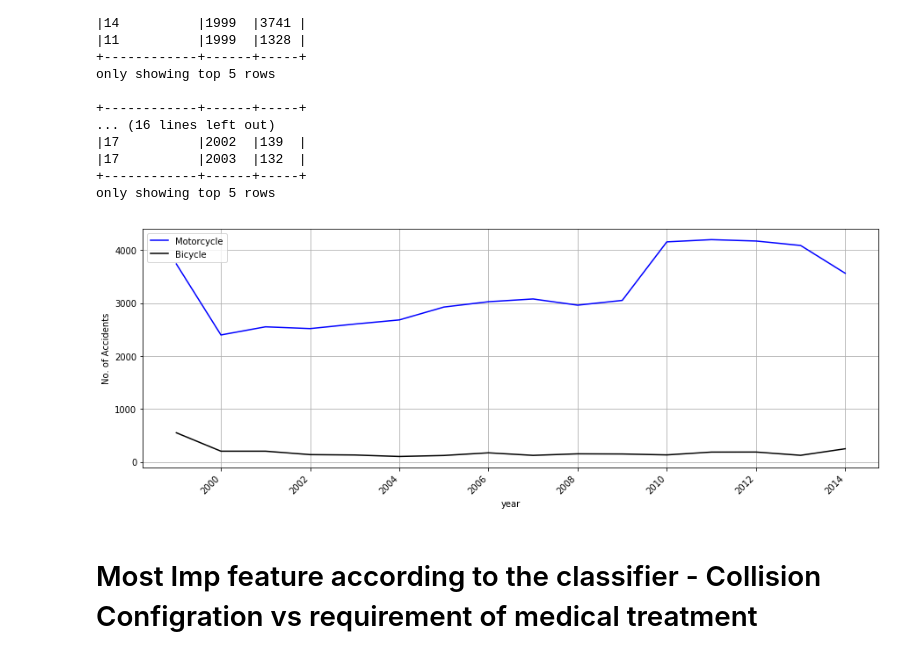
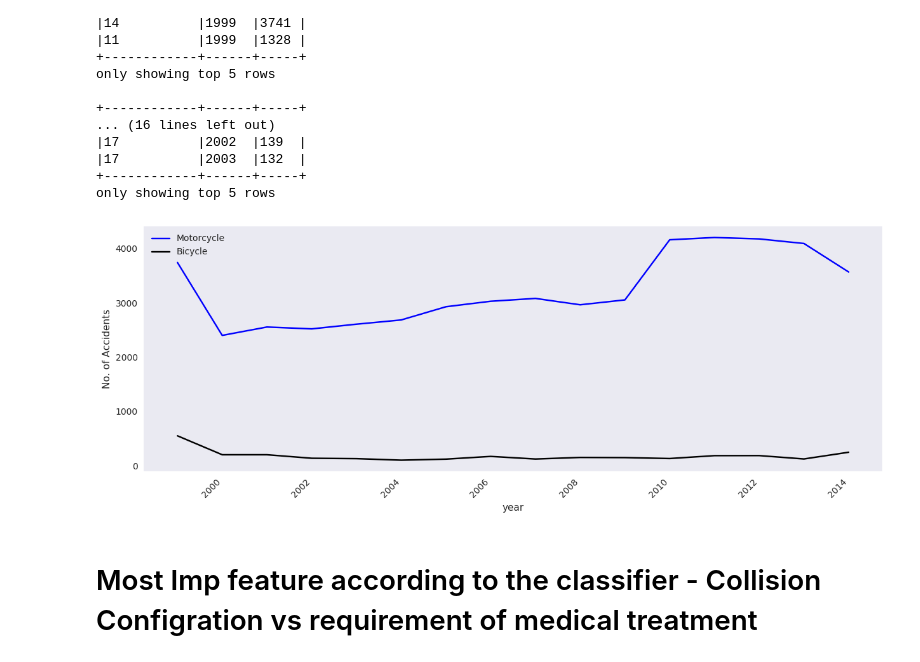
Before and after one commit to SinghGursimran/Analysis-of-Car-Accidents-in-Canada-using-PySpark, a Jupyter notebook: Analysis.ipynb, the cells around one changed output. Drawn from its saved outputs; the diff is of its cells as text; code cells hidden in the pictures.

```diff
--- a/Analysis.ipynb
+++ b/Analysis.ipynb
@@ -168,10 +168,14 @@ only showing top 5 rows
 # %%
 collisions_month_pandas_df = collisions_month.select("*").toPandas()
 # %%
+sns.set()
+
 plot_collisions_month = collisions_month_pandas_df.plot(figsize=(15,5),x="Date",y="count",color='red')
 date_arr = [1997,1999,2001,2003,2005,2007,2009,2011,2013,2015]
 plot_collisions_month.set_xticklabels(date_arr,ha='right',rotation = 45)
 plot_collisions_month.set_xlabel("Month")
 plot_collisions_month.set_ylabel("Number of collisions");
 plot_collisions_month.grid(axis='both')
+
+sns.reset_orig()
 # %% [output]
@@ -209,6 +213,8 @@ only showing top 5 rows
 severity_high_pandas_df = severity_high.select("*").toPandas()
 severity_low_pandas_df = severity_low.select("*").toPandas()
 # %%
+sns.set()
+
 plot_severity_high = severity_high_pandas_df.plot(figsize=(15,5),logy = True, label = "fatal", x="Date",y="count",color='red')
 plot_severity_low = severity_low_pandas_df.plot(ax = plot_severity_high, logy = True, label = "non-fatal", figsize=(15,5),x="Date",y="count",title='Collisions each month',color='blue')
 date_arr = [1997,1999,2001,2003,2005,2007,2009,2011,2013,2015]
@@ -216,4 +222,6 @@ plot_severity_high.set_xticklabels(date_arr,ha='right',rotation = 45)
 plot_severity_high.set_xlabel("Month")
 plot_severity_high.set_ylabel("Number of collisions");
 plot_severity_high.grid(axis='both')
+
+sns.reset_orig()
 # %% [output]
@@ -402,6 +404,8 @@ only showing top 5 rows
 collisions_sex_year_male_pandas_df = collisions_sex_year_male.select("*").toPandas()
 collisions_sex_year_female_pandas_df = collisions_sex_year_female.select("*").toPandas()
 # %%
+sns.set()
+
 year_arr = [1997,1999,2001,2003,2005,2007,2009,2011,2013,2015]
 
 plot_collisions_sex_year_male = collisions_sex_year_male_pandas_df.plot(figsize=(15,5) , marker = 'o' ,label = "Male", x="Year",y="count",color='blue')
@@ -409,4 +413,6 @@ plot_collisions_sex_year_female = collisions_sex_year_female_pandas_df.plot(ax =
 plot_collisions_sex_year_male.set_xticklabels(year_arr,ha='right',rotation=45)
 plot_collisions_sex_year_male.set_ylabel('Collisions')
 plot_collisions_sex_year_male.grid(axis='both')
+
+sns.reset_orig()
 # %% [output]
@@ -623,6 +629,7 @@ collisions_rd_cv_1_pd.head(5)
 | 3 | 3 | 1 | 249 |
 | 4 | 4 | 1 | 109 |
 # %%
+sns.set()
 year_group_arr = ["Start","[0-6]","[7-12]","[13-18]","[19-24]","[24-30]","[31-36]","[37-42]"]
 
 plot_collisions_rd_cv_1_pd = collisions_rd_cv_1_pd.plot(logy=True, figsize=(15,5) , label = "Straight and level", x="Count_Group",y="count",color='red')
@@ -636,4 +643,6 @@ plot_collisions_rd_cv_1_pd.set_xticklabels(year_group_arr,ha='right',rotation=45
 plot_collisions_rd_cv_1_pd.set_xlabel('Vehicles Involved')
 plot_collisions_rd_cv_1_pd.set_ylabel('No. of Accidents')
 plot_collisions_rd_cv_1_pd.grid(axis='both')
+
+sns.reset_orig()
 # %% [output]
@@ -759,16 +767,20 @@ only showing top 5 rows
 collisions_vt_time_mc_pd = collisions_vt_time_mc.toPandas()
 collisions_vt_time_bc_pd = collisions_vt_time_bc.toPandas()
 # %%
+sns.set()
+
 year_arr_even = ["1998","2000","2002","2004","2006","2008","2010","2012","2014"]
 plot_collisions_vt_time_mc = collisions_vt_time_mc_pd.plot( figsize=(15,5) , label = "Motorcycle", x="C_YEAR",y="count",color='blue')
 plot_collisions_vt_time_bc = collisions_vt_time_bc_pd.plot(ax = plot_collisions_vt_time_mc, label = "Bicycle", figsize=(15,5),x="C_YEAR",y="count",color='black')
 
 plot_collisions_vt_time_mc.set_xticklabels(year_arr_even,ha='right',rotation=45)
 plot_collisions_vt_time_mc.set_xlabel('year')
 plot_collisions_vt_time_mc.set_ylabel('No. of Accidents')
 plot_collisions_vt_time_mc.grid(axis='both')
+
+sns.reset_orig()
 # %% [output]
-[figure, old version]
+[figure, new version]
 # %% [markdown]
 # Most Imp feature according to the classifier - Collision Configration vs requirement of medical treatment
 # %%
```
Also changed, not shown: parts of 10 cells of this notebook.
